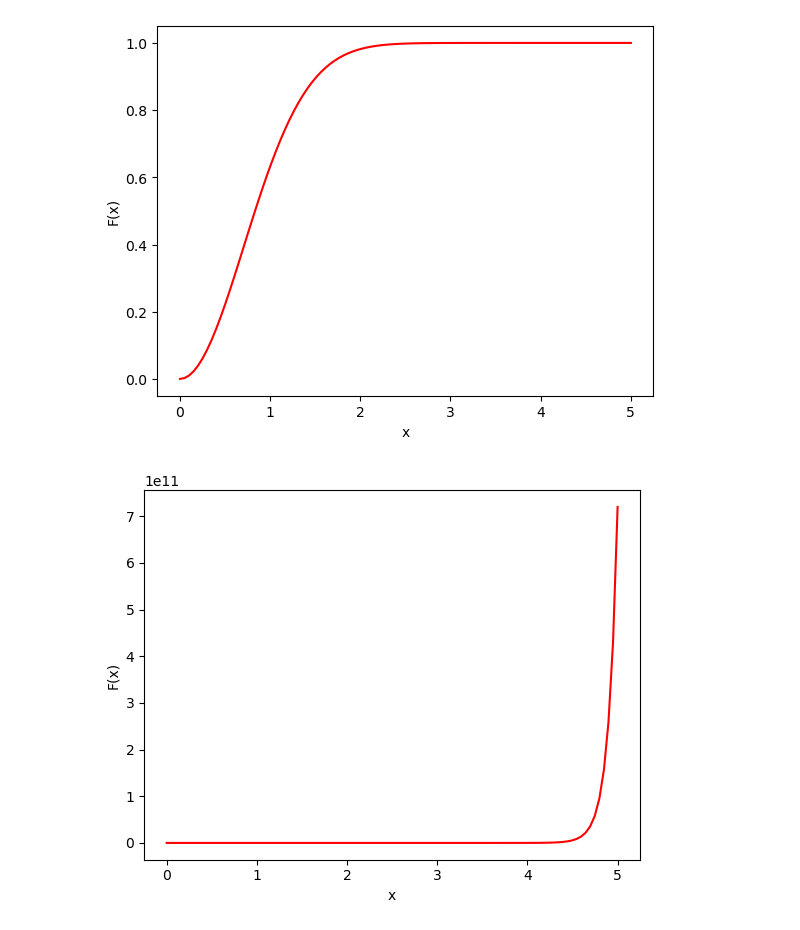
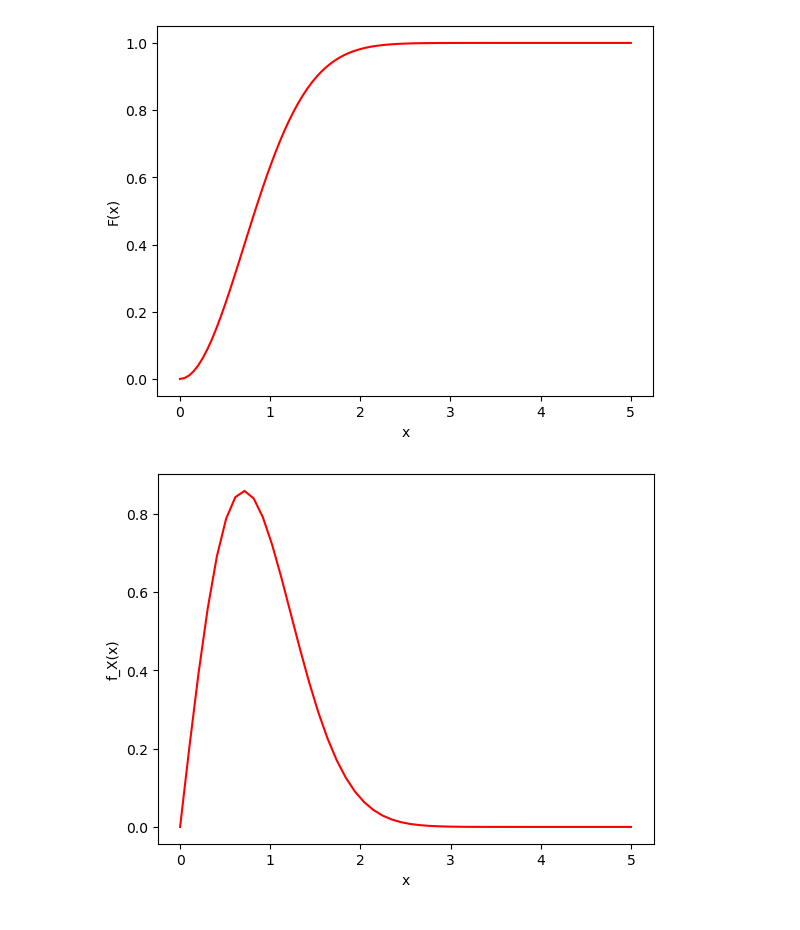
Before and after one commit to larsandrerj/studie, a Jupyter notebook: tma4245-statistikk/ovinger/skriftlig1/oppg7.ipynb, the cells around one changed output. Cells and saved outputs as stored; diff of their text form; code cells hidden in the pictures.

```diff
--- a/tma4245-statistikk/ovinger/skriftlig1/oppg7.ipynb
+++ b/tma4245-statistikk/ovinger/skriftlig1/oppg7.ipynb
@@ -21,13 +21,16 @@ plt.show()
 # %%
 #Oppgave 7a)
 
 def f_X(x, alpha):
-    return ((2*x)/alpha) * np.exp((x**2)/alpha)
+    return ((2*x)/alpha) * np.exp((-x**2)/alpha)
+
+
+x = np.linspace(0, 5)
 
 
 plt.plot(x, f_X(x, alpha), color="red")
 plt.xlabel("x")
-plt.ylabel("F(x)")
+plt.ylabel("f_X(x)")
 plt.show()
 # %% [output]
-[figure, old version]
+[figure, new version]
```
Also changed, not shown: parts of 1 cell of this notebook, 3 other files.
